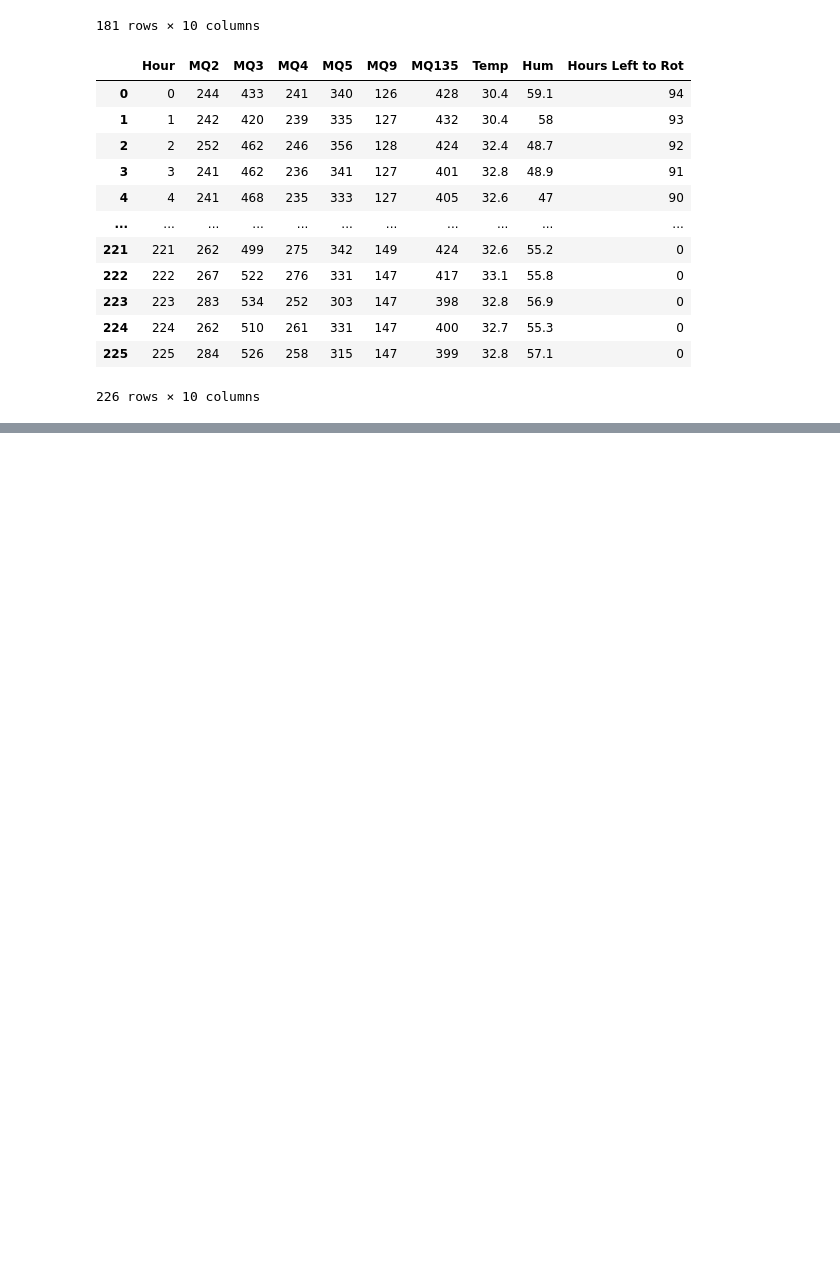
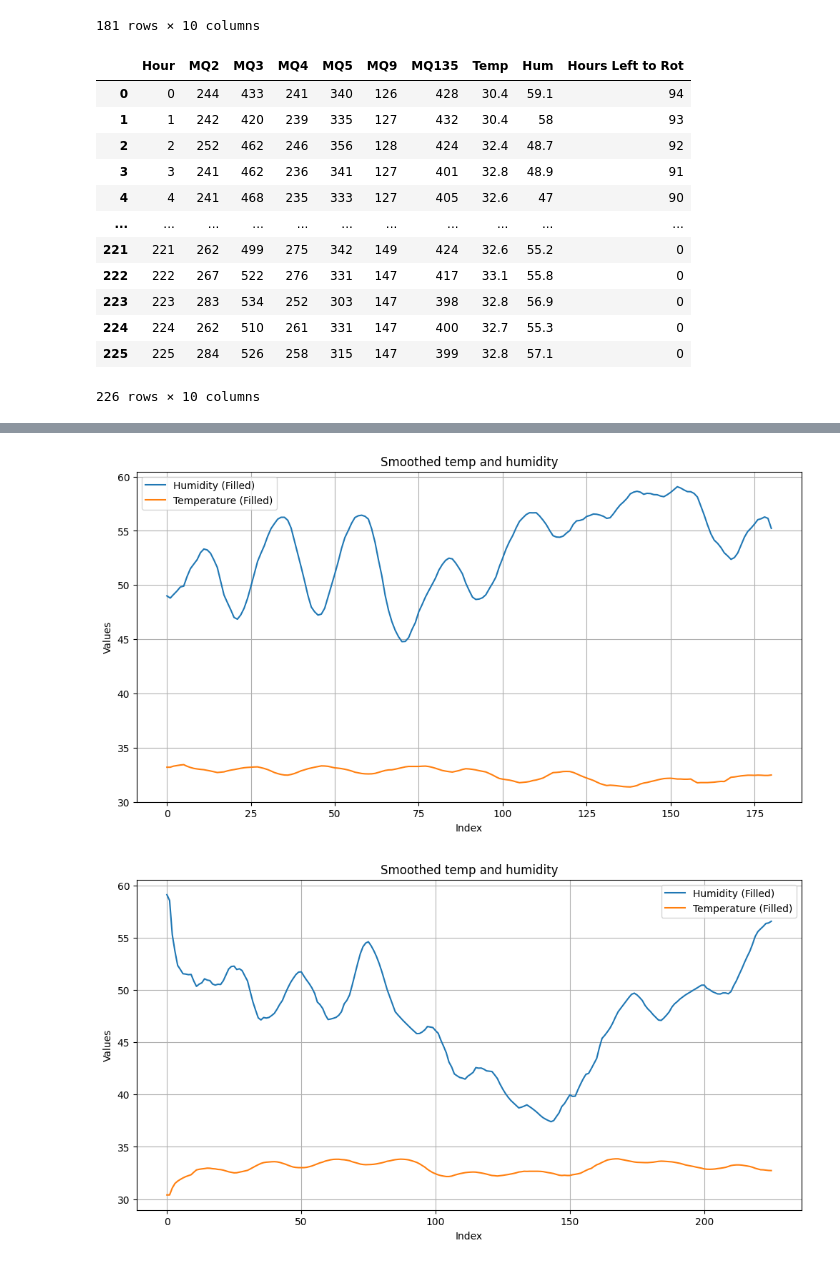
Before and after one commit to Aryan-Prasad-666/Sensor-Enabled-Freshness-Lifespan-Analysis, a Jupyter notebook: freshness_lifespan_analysis.ipynb, the cells around one changed output, grey strips where cells are left out. Saved outputs shown, nothing was run; the diff lists cells and outputs as text; code cells hidden in the pictures; blank space fills up the shorter version.

```diff
--- a/freshness_lifespan_analysis.ipynb
+++ b/freshness_lifespan_analysis.ipynb
@@ -59,0 +114,42 @@ df2 = fill_nan_values(df2)
+# %%
+# smoothing with rolling mean
+df1['Hum'] = df1['Hum'].rolling(window=10, min_periods=1).mean()
+df1['Temp'] = df1['Temp'].rolling(window=10, min_periods=1).mean()
+df1['MQ2'] = df1['MQ2'].rolling(window=10, min_periods=1).mean()
+df1['MQ3'] = df1['MQ3'].rolling(window=10, min_periods=1).mean()
+df1['MQ4'] = df1['MQ4'].rolling(window=10, min_periods=1).mean()
+df1['MQ5'] = df1['MQ5'].rolling(window=10, min_periods=1).mean()
+df1['MQ9'] = df1['MQ9'].rolling(window=10, min_periods=1).mean()
+df1['MQ135'] = df1['MQ135'].rolling(window=10, min_periods=1).mean()
+
+df2['Hum'] = df2['Hum'].rolling(window=10, min_periods=1).mean()
+df2['Temp'] = df2['Temp'].rolling(window=10, min_periods=1).mean()
+df2['MQ2'] = df2['MQ2'].rolling(window=10, min_periods=1).mean()
+df2['MQ3'] = df2['MQ3'].rolling(window=10, min_periods=1).mean()
+df2['MQ4'] = df2['MQ4'].rolling(window=10, min_periods=1).mean()
+df2['MQ5'] = df2['MQ5'].rolling(window=10, min_periods=1).mean()
+df2['MQ9'] = df2['MQ9'].rolling(window=10, min_periods=1).mean()
+df2['MQ135'] = df2['MQ135'].rolling(window=10, min_periods=1).mean()
+# %%
+plt.figure(figsize=(12, 6))
+plt.plot(df1['Hour'], df1['Hum'], label='Humidity (Filled)')
+plt.plot(df1['Hour'], df1['Temp'], label='Temperature (Filled)')
+plt.xlabel("Index")
+plt.ylabel("Values")
+plt.title("Smoothed temp and humidity")
+plt.legend()
+plt.grid(True)
+plt.show()
+
+plt.figure(figsize=(12, 6))
+plt.plot(df2['Hour'], df2['Hum'], label='Humidity (Filled)')
+plt.plot(df2['Hour'], df2['Temp'], label='Temperature (Filled)')
+plt.xlabel("Index")
+plt.ylabel("Values")
+plt.title("Smoothed temp and humidity")
+plt.legend()
+plt.grid(True)
+plt.show()
+# %% [output]
+[figure, added]
+[figure, added]
```
Also changed, not shown: parts of 3 cells of this notebook.
